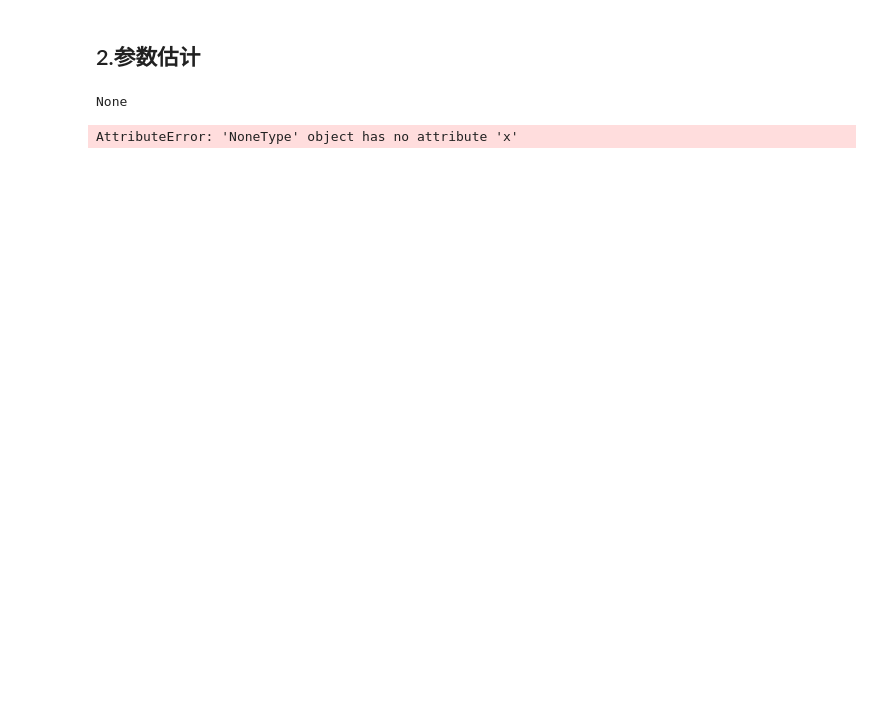
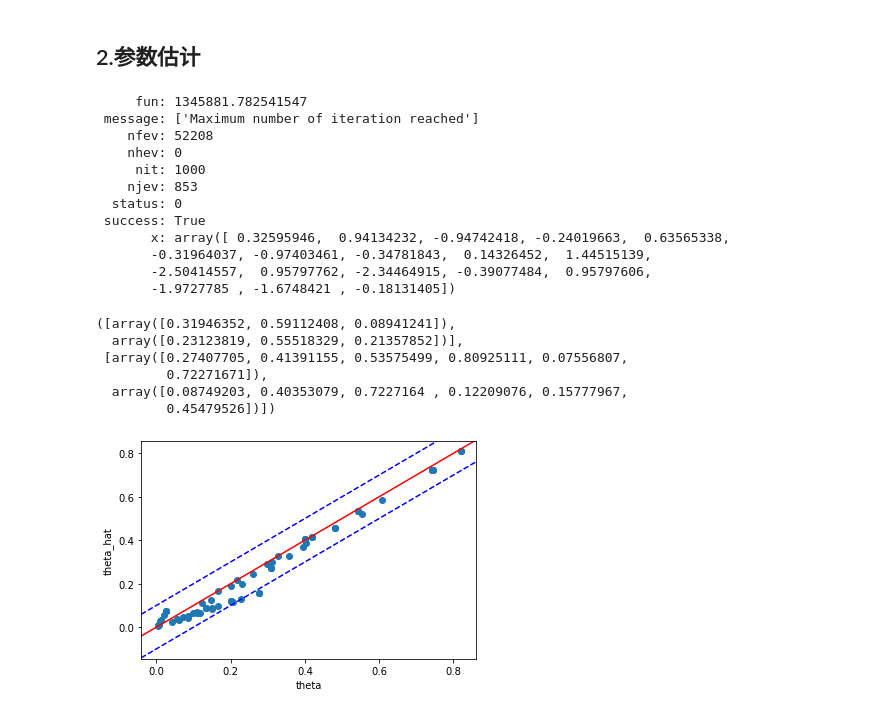
Before and after one commit to ShenhaoZhang/DemandMod, a Jupyter notebook: vaild.ipynb, the cells around one changed output. Cells and saved outputs as stored; diff of their text form; code cells hidden in the pictures; blank space fills up the shorter version.

```diff
--- a/vaild.ipynb
+++ b/vaild.ipynb
@@ -47,16 +51,31 @@ b  0.067021  1.000000
 # %% [markdown]
 ## 2.参数估计
 # %%
-mod = Demand(data=sale_df, goods_attr={'A': ['a', 'b','c'], 'B': ['a', 'b']})
-
-# mod.local_optim(method='Nelder-Mead')
-mod.fit()
+# method='dual_annealing'
+mod.fit(method='dual_annealing')
 print(mod.theta_hat)
-mod.validation(sale,interval=0.1)
+mod.validation(sim_sale,interval=0.1)
 mod.init_theta(mod.theta_hat.x,to_goods=False)
 # %% [output]
-None
+     fun: 1345881.782541547
+ message: ['Maximum number of iteration reached']
+    nfev: 52208
+    nhev: 0
+     nit: 1000
+    njev: 853
+  status: 0
+ success: True
+       x: array([ 0.32595946,  0.94134232, -0.94742418, -0.24019663,  0.63565338,
+       -0.31964037, -0.97403461, -0.34781843,  0.14326452,  1.44515139,
+       -2.50414557,  0.95797762, -2.34464915, -0.39077484,  0.95797606,
+       -1.9727785 , -1.6748421 , -0.18131405])
-AttributeError: 'NoneType' object has no attribute 'x'
+([array([0.31946352, 0.59112408, 0.08941241]),
+  array([0.23123819, 0.55518329, 0.21357852])],
+ [array([0.27407705, 0.41391155, 0.53575499, 0.80925111, 0.07556807,
+         0.72271671]),
+  array([0.08749203, 0.40353079, 0.7227164 , 0.12209076, 0.15777967,
+         0.45479526])])
+[figure, added]
 # %%
 mod.attr_trans
 # %% [output]
```
Also changed, not shown: parts of 12 cells of this notebook, 1 other file.
